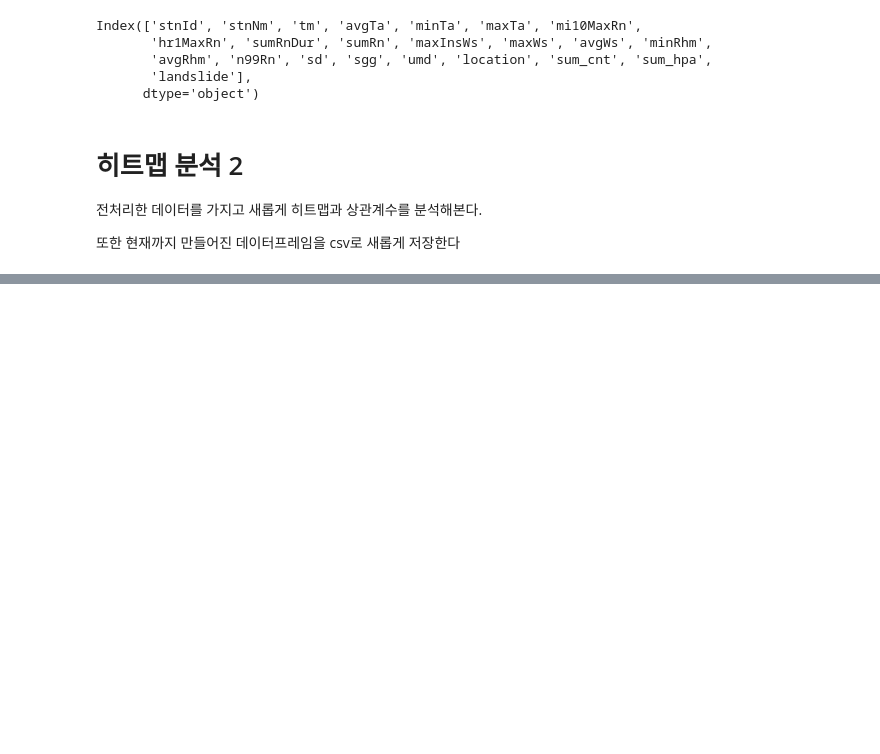
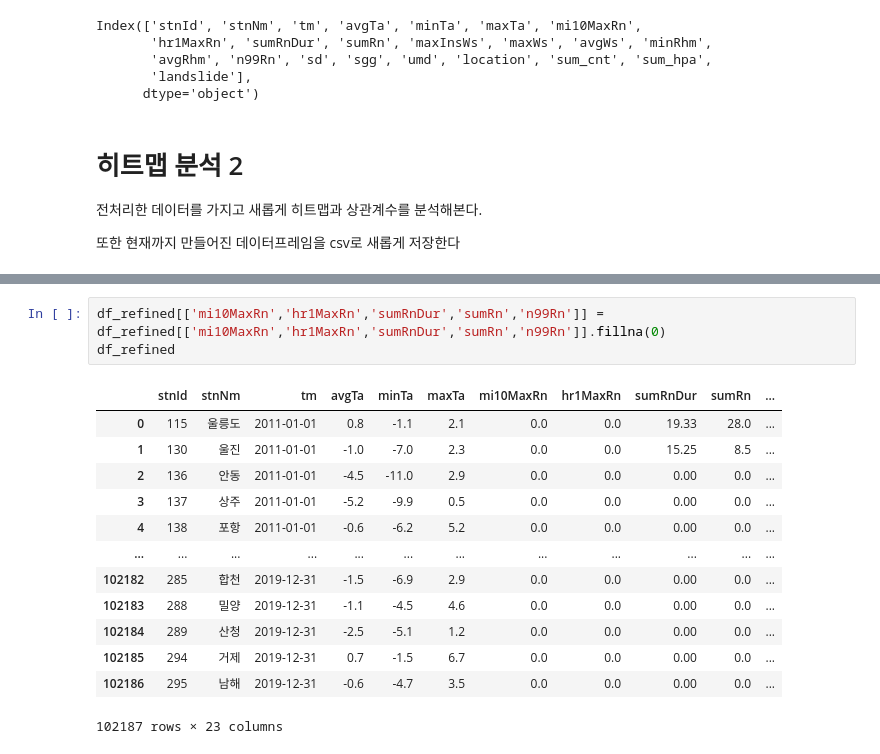
Before and after one commit to wonkwonlee/landslide-prediction-modeling, a Jupyter notebook: ASOS_heatmap.ipynb, the cells around one changed output, grey strips where cells are left out. Cells and saved outputs as stored; diff of their text form; blank space fills up the shorter version.

```diff
--- a/ASOS_heatmap.ipynb
+++ b/ASOS_heatmap.ipynb
@@ -355,0 +375,17 @@ sns.heatmap(heatmap_refined.astype(float).corr(), linewidths = 0.1, vmax = 1.0,
+# %%
+df_refined[['mi10MaxRn','hr1MaxRn','sumRnDur','sumRn','n99Rn']] = df_refined[['mi10MaxRn','hr1MaxRn','sumRnDur','sumRn','n99Rn']].fillna(0)
+df_refined
+# %% [output]
+|  | stnId | stnNm | tm | avgTa | minTa | maxTa | mi10MaxRn | hr1MaxRn | sumRnDur | sumRn | ... |
+| 0 | 115 | 울릉도 | 2011-01-01 | 0.8 | -1.1 | 2.1 | 0.0 | 0.0 | 19.33 | 28.0 | ... |
+| 1 | 130 | 울진 | 2011-01-01 | -1.0 | -7.0 | 2.3 | 0.0 | 0.0 | 15.25 | 8.5 | ... |
+| 2 | 136 | 안동 | 2011-01-01 | -4.5 | -11.0 | 2.9 | 0.0 | 0.0 | 0.00 | 0.0 | ... |
+| 3 | 137 | 상주 | 2011-01-01 | -5.2 | -9.9 | 0.5 | 0.0 | 0.0 | 0.00 | 0.0 | ... |
+| 4 | 138 | 포항 | 2011-01-01 | -0.6 | -6.2 | 5.2 | 0.0 | 0.0 | 0.00 | 0.0 | ... |
+| ... | ... | ... | ... | ... | ... | ... | ... | ... | ... | ... | ... |
+| 102182 | 285 | 합천 | 2019-12-31 | -1.5 | -6.9 | 2.9 | 0.0 | 0.0 | 0.00 | 0.0 | ... |
+| 102183 | 288 | 밀양 | 2019-12-31 | -1.1 | -4.5 | 4.6 | 0.0 | 0.0 | 0.00 | 0.0 | ... |
+| 102184 | 289 | 산청 | 2019-12-31 | -2.5 | -5.1 | 1.2 | 0.0 | 0.0 | 0.00 | 0.0 | ... |
+| 102185 | 294 | 거제 | 2019-12-31 | 0.7 | -1.5 | 6.7 | 0.0 | 0.0 | 0.00 | 0.0 | ... |
+| 102186 | 295 | 남해 | 2019-12-31 | -0.6 | -4.7 | 3.5 | 0.0 | 0.0 | 0.00 | 0.0 | ... |
+102187 rows × 23 columns
```
Also changed, not shown: parts of 8 cells of this notebook.
